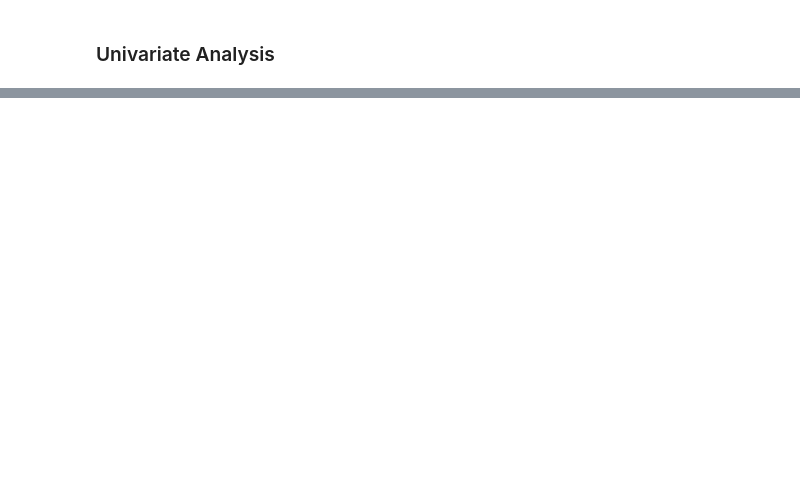
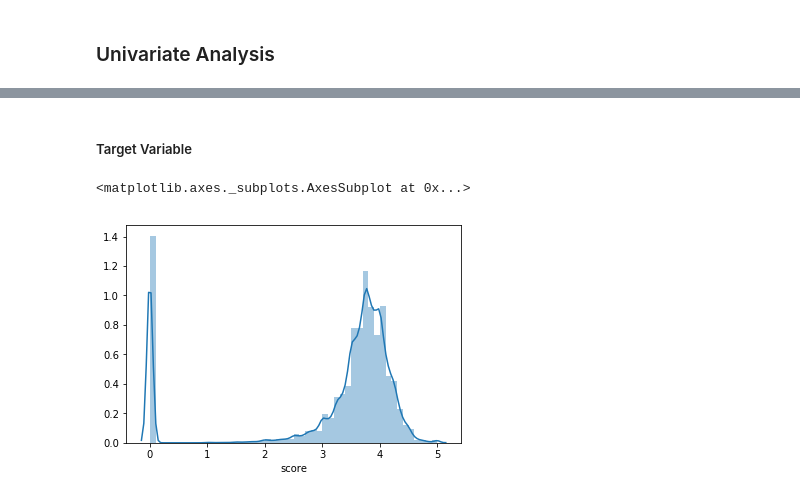
Before and after one commit to vandanphadke/MachineHack-Competitions, a Jupyter notebook: choosing-the-perfect-beer/EDA and First Pass modeling.ipynb, the cells around one changed output, grey strips where cells are left out. Saved outputs shown, nothing was run; the diff lists cells and outputs as text; code cells hidden in the pictures; blank space fills up the shorter version.

```diff
--- a/choosing-the-perfect-beer/EDA and First Pass modeling.ipynb
+++ b/choosing-the-perfect-beer/EDA and First Pass modeling.ipynb
@@ -96,0 +136,7 @@ sns.distplot(np.log(train.number_ratings + 1))
+# %% [markdown]
+##### Target Variable
+# %%
+sns.distplot(train.score)
+# %% [output]
+<matplotlib.axes._subplots.AxesSubplot at 0x...>
+[figure, added]
```
Also changed, not shown: parts of 26 cells of this notebook.
